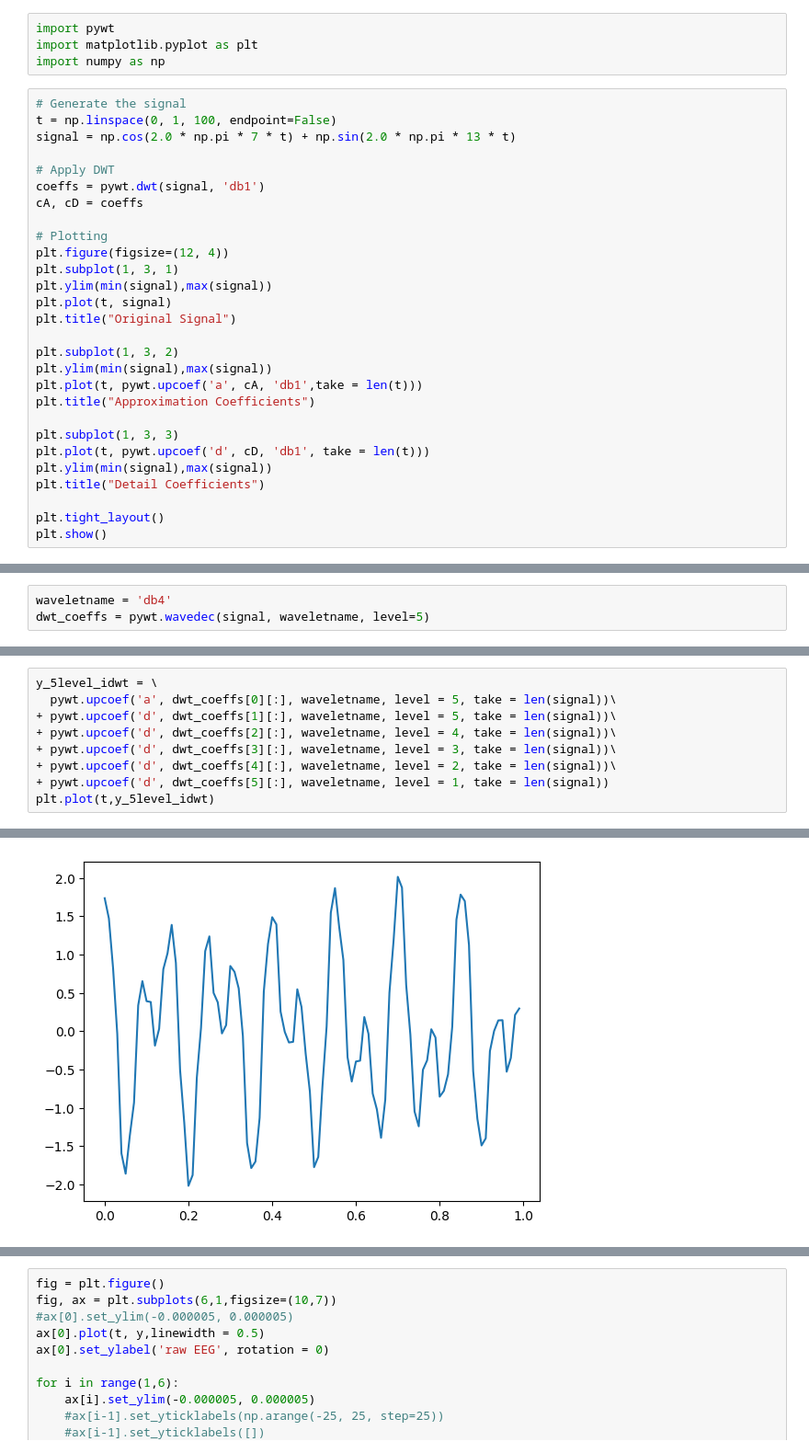
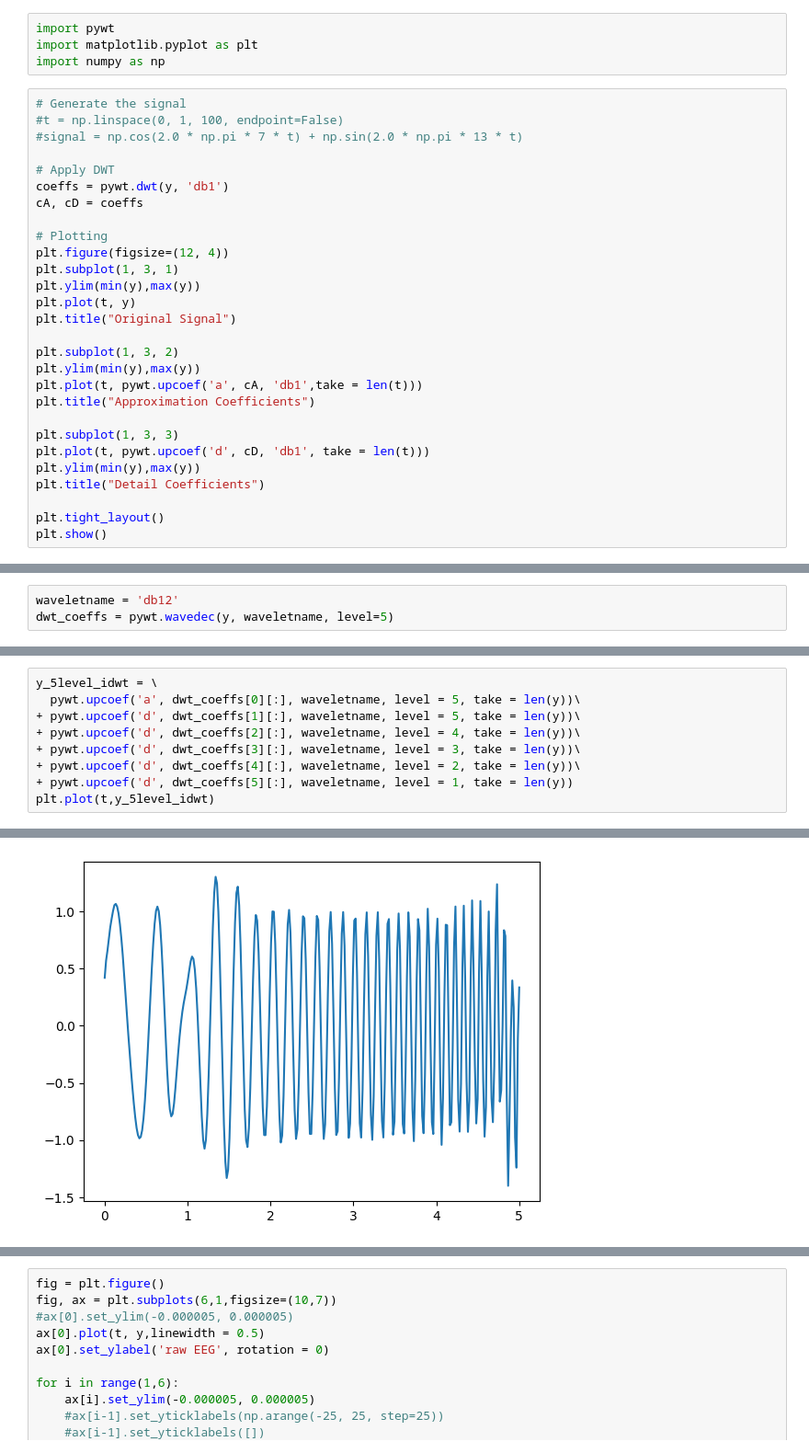
Before and after one commit to TAUforPython/wavelets, a Jupyter notebook: wavelets_cwt_dwt_example_EEG_ECG.ipynb, the cells around one changed output, grey strips where cells are left out. Shown at 92% size. Saved outputs shown, nothing was run; the diff lists cells and outputs as text.

```diff
--- a/wavelets_cwt_dwt_example_EEG_ECG.ipynb
+++ b/wavelets_cwt_dwt_example_EEG_ECG.ipynb
@@ -834,28 +832,28 @@ import matplotlib.pyplot as plt
 import numpy as np
 # %%
 # Generate the signal
-t = np.linspace(0, 1, 100, endpoint=False)
-signal = np.cos(2.0 * np.pi * 7 * t) + np.sin(2.0 * np.pi * 13 * t)
+#t = np.linspace(0, 1, 100, endpoint=False)
+#signal = np.cos(2.0 * np.pi * 7 * t) + np.sin(2.0 * np.pi * 13 * t)
 
 # Apply DWT
-coeffs = pywt.dwt(signal, 'db1')
+coeffs = pywt.dwt(y, 'db1')
 cA, cD = coeffs
 
 # Plotting
 plt.figure(figsize=(12, 4))
 plt.subplot(1, 3, 1)
-plt.ylim(min(signal),max(signal))
-plt.plot(t, signal)
+plt.ylim(min(y),max(y))
+plt.plot(t, y)
 plt.title("Original Signal")
 
 plt.subplot(1, 3, 2)
-plt.ylim(min(signal),max(signal))
+plt.ylim(min(y),max(y))
 plt.plot(t, pywt.upcoef('a', cA, 'db1',take = len(t)))
 plt.title("Approximation Coefficients")
 
 plt.subplot(1, 3, 3)
 plt.plot(t, pywt.upcoef('d', cD, 'db1', take = len(t)))
-plt.ylim(min(signal),max(signal))
+plt.ylim(min(y),max(y))
 plt.title("Detail Coefficients")
 
 plt.tight_layout()
@@ -865,3 +865,3 @@ plt.show()
 # %%
-waveletname = 'db4'
-dwt_coeffs = pywt.wavedec(signal, waveletname, level=5)
+waveletname = 'db12'
+dwt_coeffs = pywt.wavedec(y, waveletname, level=5)
@@ -900,12 +880,12 @@ plt.plot(t, pywt.upcoef('a', dwt_coeffs[0][:], waveletname, level = 5, take = le
 # %%
 y_5level_idwt = \
-  pywt.upcoef('a', dwt_coeffs[0][:], waveletname, level = 5, take = len(signal))\
-+ pywt.upcoef('d', dwt_coeffs[1][:], waveletname, level = 5, take = len(signal))\
-+ pywt.upcoef('d', dwt_coeffs[2][:], waveletname, level = 4, take = len(signal))\
-+ pywt.upcoef('d', dwt_coeffs[3][:], waveletname, level = 3, take = len(signal))\
-+ pywt.upcoef('d', dwt_coeffs[4][:], waveletname, level = 2, take = len(signal))\
-+ pywt.upcoef('d', dwt_coeffs[5][:], waveletname, level = 1, take = len(signal))
+  pywt.upcoef('a', dwt_coeffs[0][:], waveletname, level = 5, take = len(y))\
++ pywt.upcoef('d', dwt_coeffs[1][:], waveletname, level = 5, take = len(y))\
++ pywt.upcoef('d', dwt_coeffs[2][:], waveletname, level = 4, take = len(y))\
++ pywt.upcoef('d', dwt_coeffs[3][:], waveletname, level = 3, take = len(y))\
++ pywt.upcoef('d', dwt_coeffs[4][:], waveletname, level = 2, take = len(y))\
++ pywt.upcoef('d', dwt_coeffs[5][:], waveletname, level = 1, take = len(y))
 plt.plot(t,y_5level_idwt)
 # %% [output]
 [<matplotlib.lines.Line2D at 0x...>]
-[figure, old version]
+[figure, new version]
```
Also changed, not shown: parts of 9 cells of this notebook.
